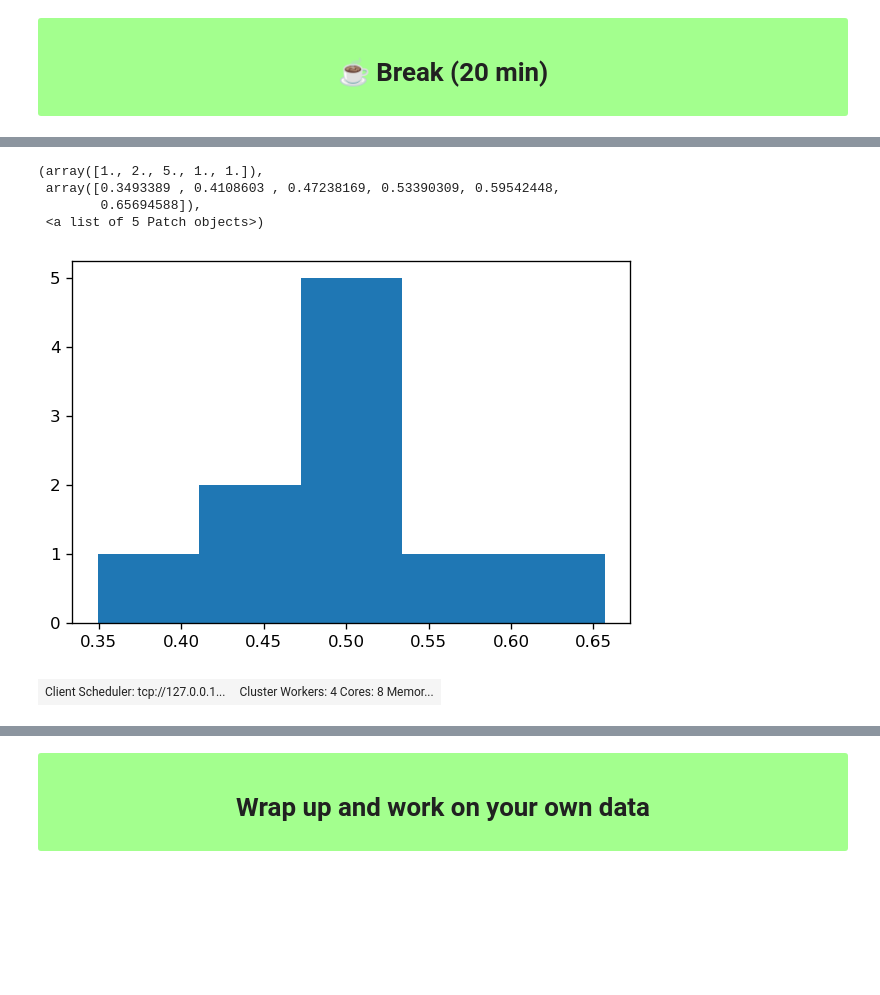
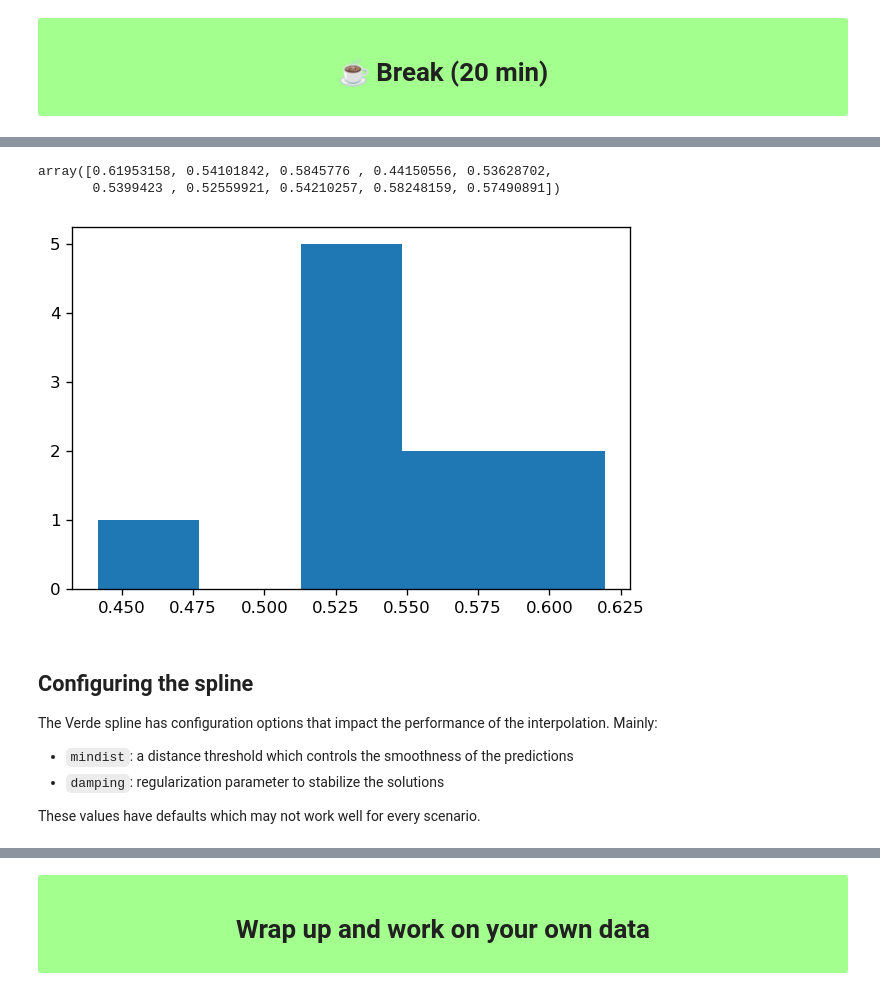
Before and after one commit to fatiando/transform2020, a Jupyter notebook: tutorial.ipynb, the cells around one changed output, grey strips where cells are left out. Drawn from its saved outputs; the diff is of its cells as text; code cells hidden in the pictures; blank space fills up the shorter version.

```diff
--- a/tutorial.ipynb
+++ b/tutorial.ipynb
@@ -261,7 +328,6 @@ grid.scalars.plot()
 # %%
 chain = vd.Chain([
-    ("trend", vd.Trend(degree=1)),
+    ("trend", vd.Trend(degree=3)),
     ("reduce", vd.BlockReduce(np.median, spacing=5000)),
     ("spline", vd.Spline()),
 ])
-chain
@@ -293,5 +363,5 @@ grid.scalars.plot()
 # %%
-train, test = vd.train_test_split(coordinates, data.CORR_DEPTH, random_state=0, test_size=0.1)
+train, test = vd.train_test_split(coordinates, data.CORR_DEPTH, random_state=0, test_size=0.05)
 # %%
 train
 # %% [output]
@@ -309,0 +403,2 @@ plt.plot(test[0][0], test[0][1], ".r")
+# %%
+train, test = vd.train_test_split(coordinates, data.CORR_DEPTH, spacing=10e3, random_state=0, test_size=0.05)
@@ -322,2 +427,0 @@ chain.score(*test)
-# %%
-train, test = vd.train_test_split(coordinates, data.CORR_DEPTH, spacing=10e3, random_state=0, test_size=0.1)
@@ -356,13 +448,22 @@ Wall time: 56.9 s
+# %%
+scores
+# %% [output]
+array([0.61953158, 0.54101842, 0.5845776 , 0.44150556, 0.53628702,
+       0.5399423 , 0.52559921, 0.54210257, 0.58248159, 0.57490891])
 # %%
+plt.figure()
 plt.hist(scores, bins="auto")
+plt.show()
 # %% [output]
-(array([1., 2., 5., 1., 1.]),
- array([0.3493389 , 0.4108603 , 0.47238169, 0.53390309, 0.59542448,
-        0.65694588]),
- <a list of 5 Patch objects>)
-[figure, old version]
+[figure, new version]
-# %%
-client = dask.distributed.Client()
-client
-# %% [output]
-| Client Scheduler: tcp://127.0.0.1... | Cluster Workers: 4 Cores: 8 Memor... |
+# %% [markdown]
+<a id="splinecv"></a>
+
+## Configuring the spline
+
+The Verde spline has configuration options that impact the performance of the interpolation. Mainly:
+
+* `mindist`: a distance threshold which controls the smoothness of the predictions
+* `damping`: regularization parameter to stabilize the solutions
+
+These values have defaults which may not work well for every scenario.
```
Also changed, not shown: parts of 74 cells of this notebook.
